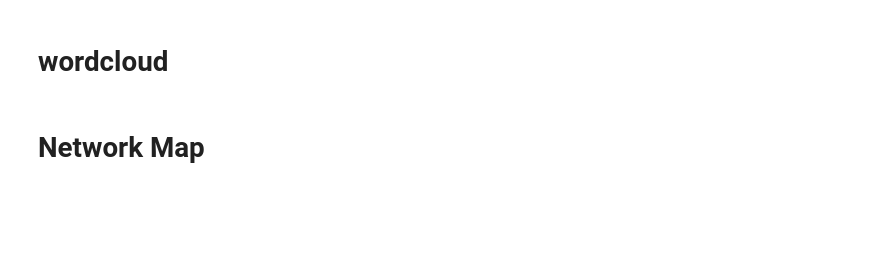
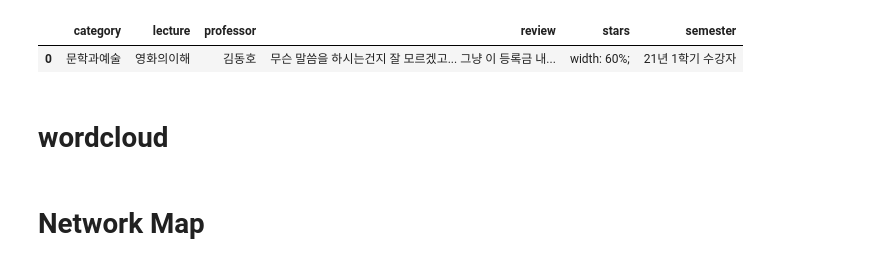
Before and after one commit to saeminii/Everytime_Review_Keyword_Analysis, a Jupyter notebook: Tokenization_wodcloud_networkmap.ipynb, the cells around one changed output. Saved outputs shown, nothing was run; the diff lists cells and outputs as text; code cells hidden in the pictures; blank space fills up the shorter version.

```diff
--- a/Tokenization_wodcloud_networkmap.ipynb
+++ b/Tokenization_wodcloud_networkmap.ipynb
@@ -26,4 +26,11 @@ Index(['category', 'lecture', 'professor', 'review', 'stars', 'semester',
       dtype='object')
+# %%
+data2 = pd.read_csv('everytime_reviews__.csv', encoding = 'cp949')
+data2.columns
+data2.head(1)
+# %% [output]
+|  | category | lecture | professor | review | stars | semester |
+| 0 | 문학과예술 | 영화의이해 | 김동호 | 무슨 말씀을 하시는건지 잘 모르겠고... 그냥 이 등록금 내... | width: 60%; | 21년 1학기 수강자 |
 # %% [markdown]
 # wordcloud
 # %%
```
Also changed, not shown: parts of 7 cells of this notebook.
